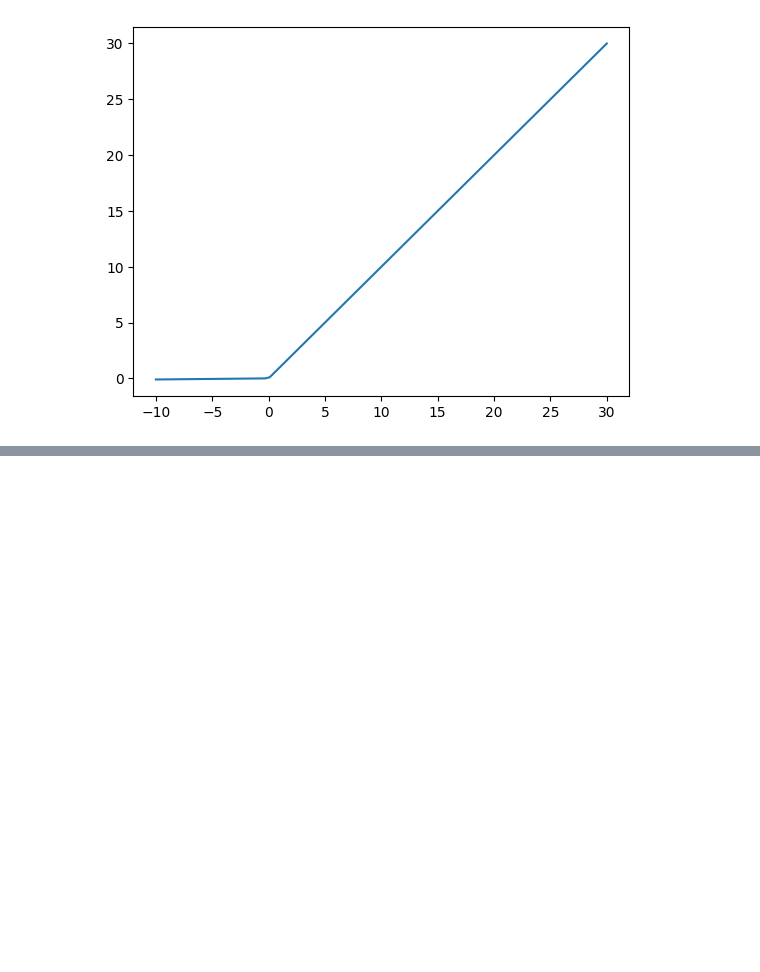
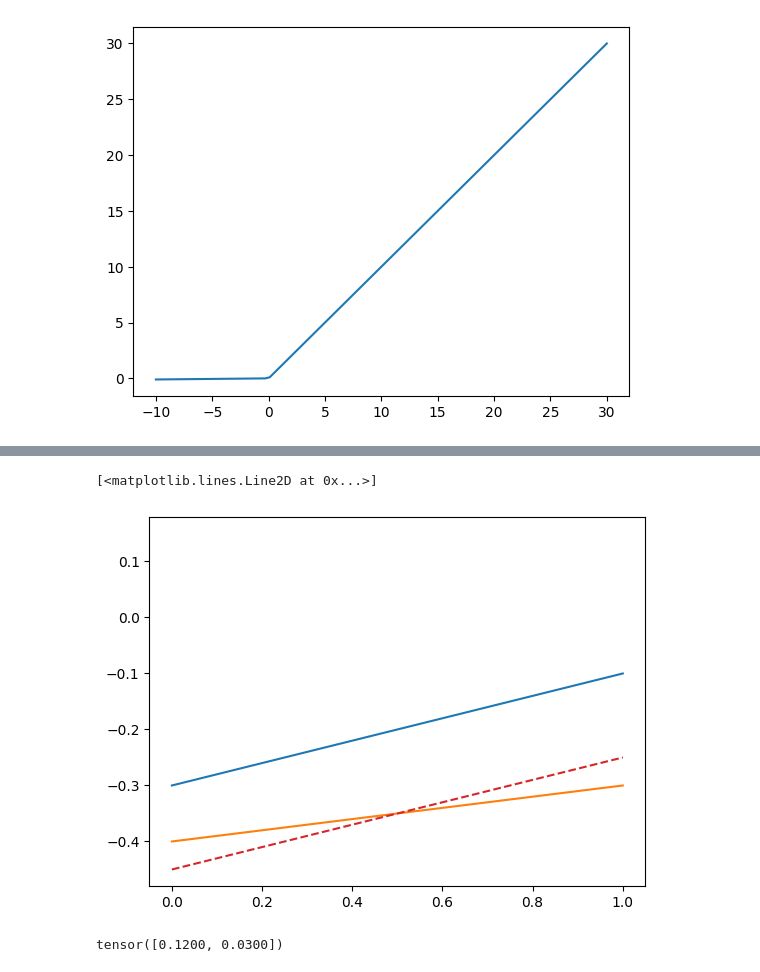
Before and after one commit to wassname/repr-preference-optimization, a Jupyter notebook: nbs/103_scratch_loss.ipynb, the cells around one changed output, grey strips where cells are left out. Saved outputs shown, nothing was run; the diff lists cells and outputs as text; code cells hidden in the pictures; blank space fills up the shorter version.

```diff
--- a/nbs/103_scratch_loss.ipynb
+++ b/nbs/103_scratch_loss.ipynb
@@ -109,0 +245,16 @@ TypeError: log(): argument 'input' (position 1) must be Tensor, not float
+# %%
+plt.plot(dir)
+plt.plot(ref_dir)
+
+
+proj = torch.dot(dir, ref_dir)
+plt.plot(proj, ls='--')
+orth = dir - proj
+plt.plot(orth, ls='--')
+# %% [output]
+[<matplotlib.lines.Line2D at 0x...>]
+[figure, added]
+# %%
+dir * ref_dir
+# %% [output]
+tensor([0.1200, 0.0300])
```
Also changed, not shown: parts of 9 cells of this notebook, 4 other files.
